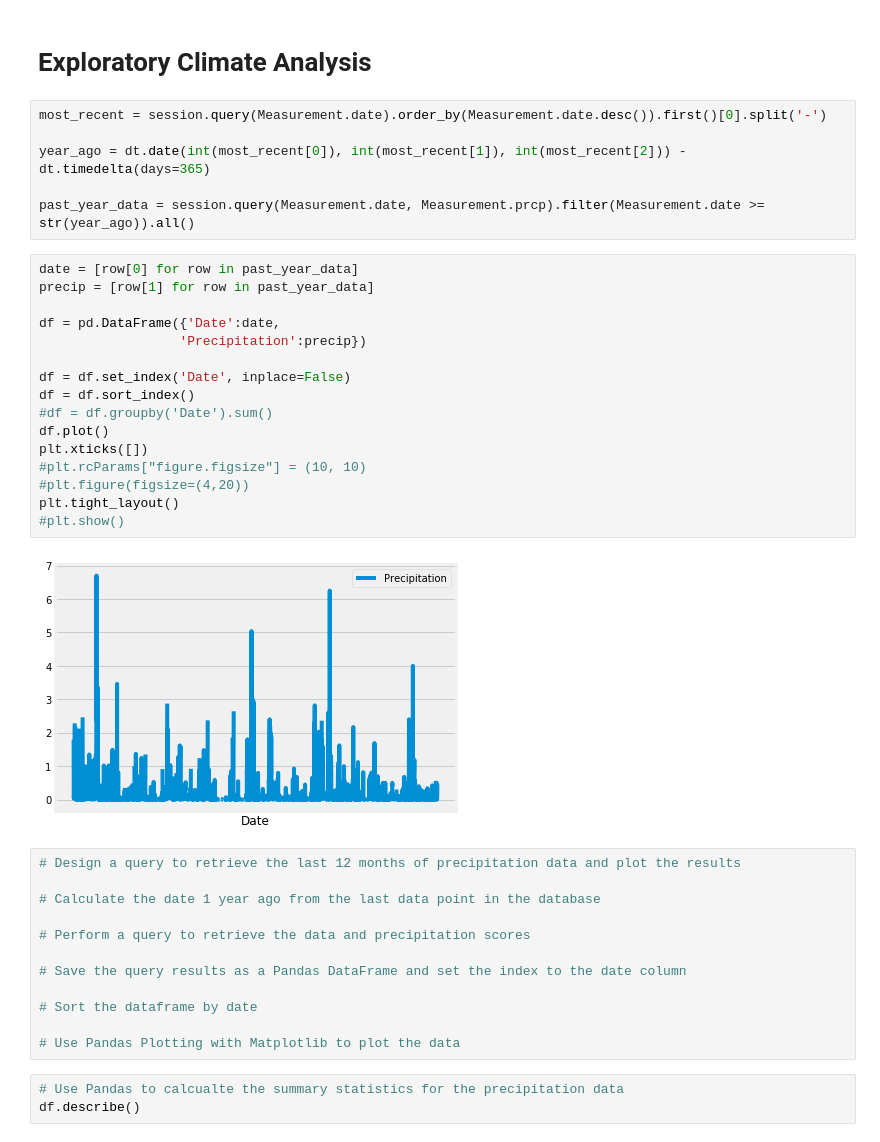
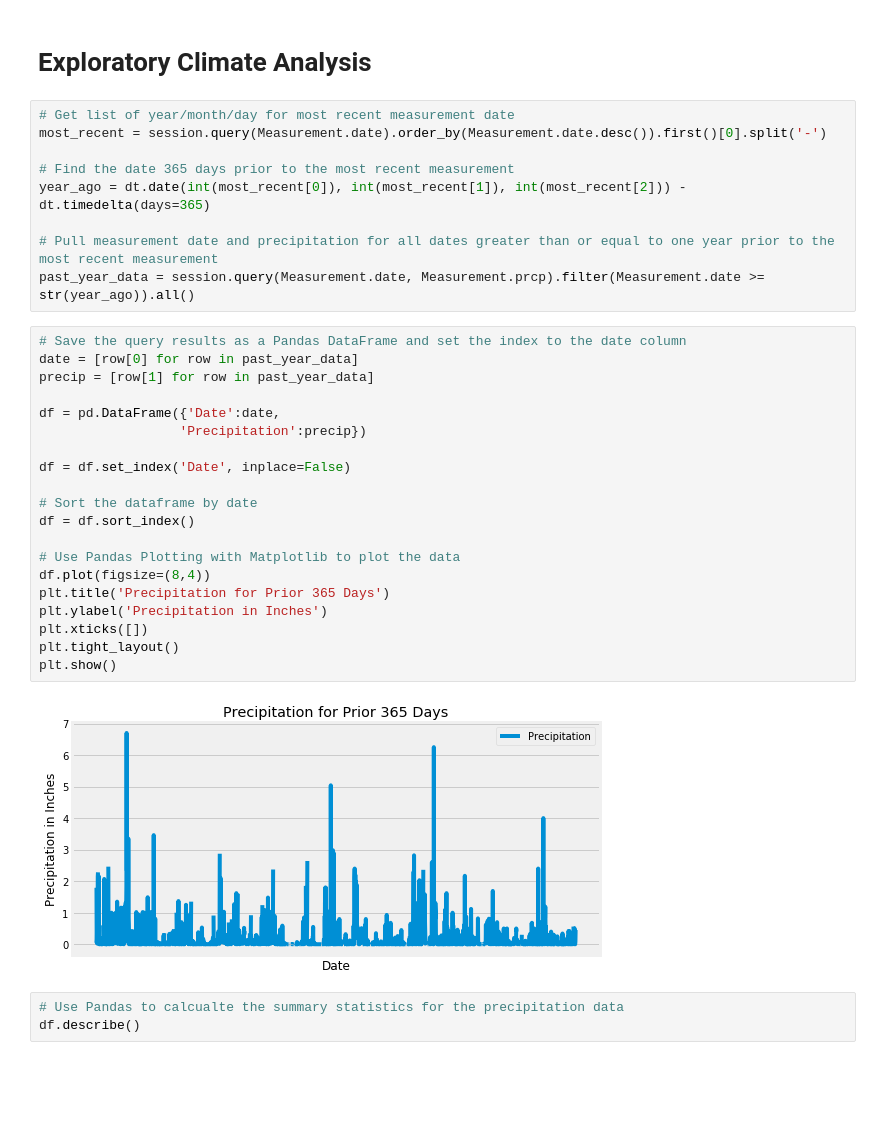
Before and after one commit to Survifit/bootcamprepo, a Jupyter notebook: Homework10/Howard_Hwk10_climate.ipynb, the cells around one changed output. Saved outputs shown, nothing was run; the diff lists cells and outputs as text; blank space fills up the shorter version.

```diff
--- a/Homework10/Howard_Hwk10_climate.ipynb
+++ b/Homework10/Howard_Hwk10_climate.ipynb
@@ -38,41 +43,36 @@ session = Session(engine)
 # %% [markdown]
 # Exploratory Climate Analysis
 # %%
+# Get list of year/month/day for most recent measurement date
 most_recent = session.query(Measurement.date).order_by(Measurement.date.desc()).first()[0].split('-')
 
+# Find the date 365 days prior to the most recent measurement
 year_ago = dt.date(int(most_recent[0]), int(most_recent[1]), int(most_recent[2])) - dt.timedelta(days=365)
 
+# Pull measurement date and precipitation for all dates greater than or equal to one year prior to the most recent measurement
 past_year_data = session.query(Measurement.date, Measurement.prcp).filter(Measurement.date >= str(year_ago)).all()
 # %%
+# Save the query results as a Pandas DataFrame and set the index to the date column
 date = [row[0] for row in past_year_data]
 precip = [row[1] for row in past_year_data]
 
 df = pd.DataFrame({'Date':date,
                   'Precipitation':precip})
 
 df = df.set_index('Date', inplace=False)
+
+# Sort the dataframe by date
 df = df.sort_index()
-#df = df.groupby('Date').sum()
-df.plot()
+
+# Use Pandas Plotting with Matplotlib to plot the data
+df.plot(figsize=(8,4))
+plt.title('Precipitation for Prior 365 Days')
+plt.ylabel('Precipitation in Inches')
 plt.xticks([])
-#plt.rcParams["figure.figsize"] = (10, 10)
-#plt.figure(figsize=(4,20))
 plt.tight_layout()
-#plt.show()
+plt.show()
 # %% [output]
-[figure, old version]
+[figure, new version]
-# %%
-# Design a query to retrieve the last 12 months of precipitation data and plot the results
-
-# Calculate the date 1 year ago from the last data point in the database
-
-# Perform a query to retrieve the data and precipitation scores
-
-# Save the query results as a Pandas DataFrame and set the index to the date column
-
-# Sort the dataframe by date
-
-# Use Pandas Plotting with Matplotlib to plot the data
 # %%
 # Use Pandas to calcualte the summary statistics for the precipitation data
 df.describe()
```
Also changed, not shown: parts of 7 cells of this notebook, 9 other files.
